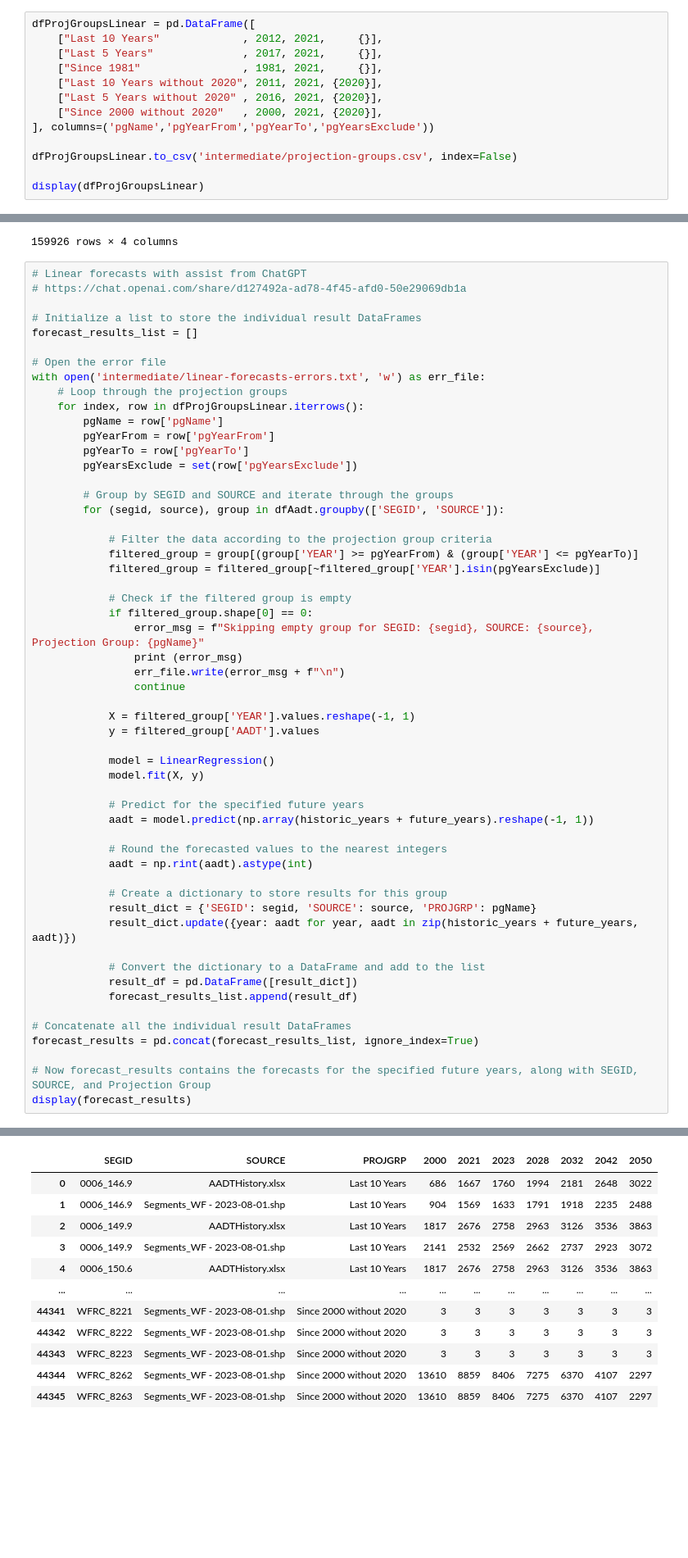
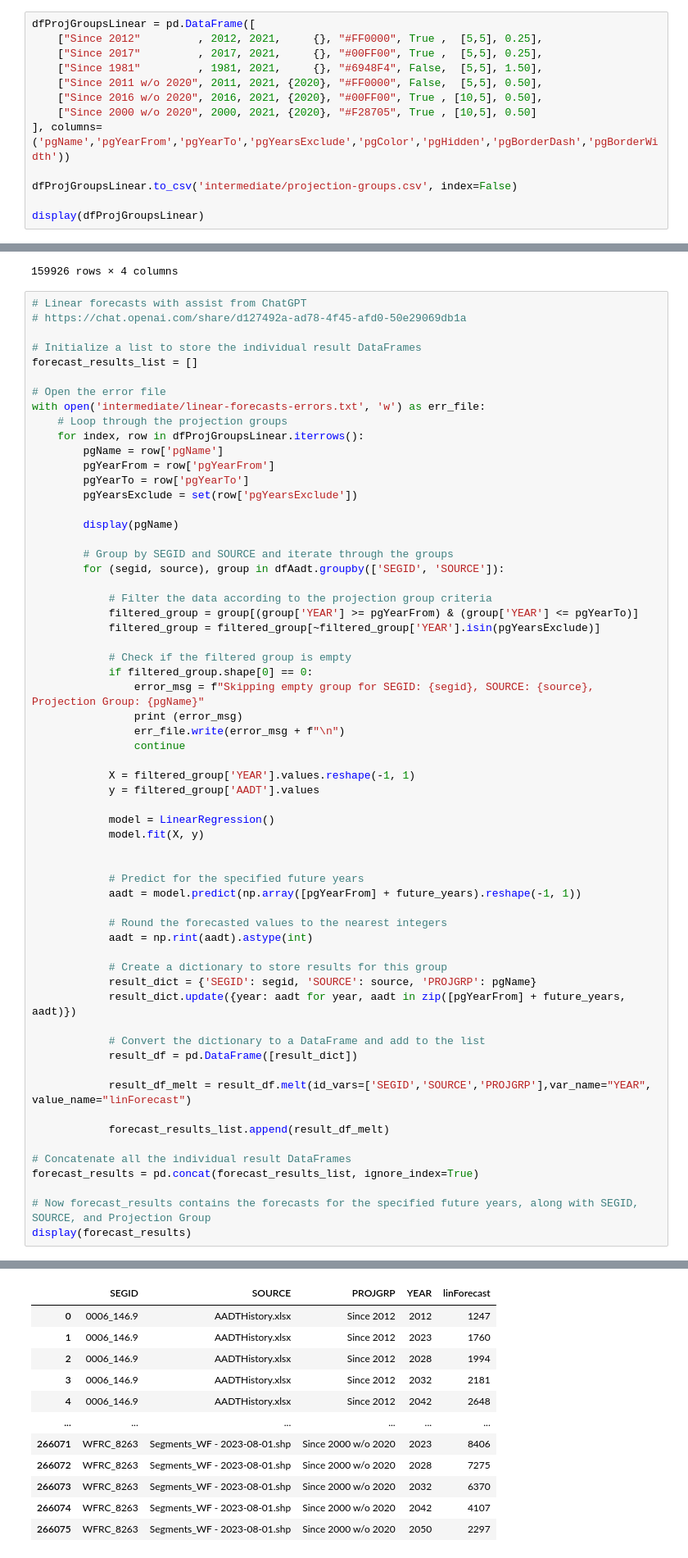
Before and after one commit to WFRCAnalytics/Traffic-Volume-Forecasts, a Jupyter notebook: 2-Prepare-Linear-Forecasts.ipynb, the cells around one changed output, grey strips where cells are left out. Shown at 82% size. Cells and saved outputs as stored; diff of their text form; blank space fills up the shorter version.

```diff
--- a/2-Prepare-Linear-Forecasts.ipynb
+++ b/2-Prepare-Linear-Forecasts.ipynb
@@ -11,13 +10,13 @@ historic_years = [2000, 2021]
 future_years = [2023, 2028, 2032, 2042, 2050]
 # %%
 dfProjGroupsLinear = pd.DataFrame([
-    ["Last 10 Years"             , 2012, 2021,     {}],
-    ["Last 5 Years"              , 2017, 2021,     {}],
-    ["Since 1981"                , 1981, 2021,     {}],
-    ["Last 10 Years without 2020", 2011, 2021, {2020}],
-    ["Last 5 Years without 2020" , 2016, 2021, {2020}],
-    ["Since 2000 without 2020"   , 2000, 2021, {2020}],
-], columns=('pgName','pgYearFrom','pgYearTo','pgYearsExclude'))
+    ["Since 2012"         , 2012, 2021,     {}, "#FF0000", True ,  [5,5], 0.25],
+    ["Since 2017"         , 2017, 2021,     {}, "#00FF00", True ,  [5,5], 0.25],
+    ["Since 1981"         , 1981, 2021,     {}, "#6948F4", False,  [5,5], 1.50],
+    ["Since 2011 w/o 2020", 2011, 2021, {2020}, "#FF0000", False,  [5,5], 0.50],
+    ["Since 2016 w/o 2020", 2016, 2021, {2020}, "#00FF00", True , [10,5], 0.50],
+    ["Since 2000 w/o 2020", 2000, 2021, {2020}, "#F28705", True , [10,5], 0.50]
+], columns=('pgName','pgYearFrom','pgYearTo','pgYearsExclude','pgColor','pgHidden','pgBorderDash','pgBorderWidth'))
 
 dfProjGroupsLinear.to_csv('intermediate/projection-groups.csv', index=False)
 
@@ -63,6 +62,8 @@ with open('intermediate/linear-forecasts-errors.txt', 'w') as err_file:
         pgYearFrom = row['pgYearFrom']
         pgYearTo = row['pgYearTo']
         pgYearsExclude = set(row['pgYearsExclude'])
+
+        display(pgName)
 
         # Group by SEGID and SOURCE and iterate through the groups
         for (segid, source), group in dfAadt.groupby(['SEGID', 'SOURCE']):
@@ -84,19 +85,23 @@ with open('intermediate/linear-forecasts-errors.txt', 'w') as err_file:
             model = LinearRegression()
             model.fit(X, y)
 
+
             # Predict for the specified future years
-            aadt = model.predict(np.array(historic_years + future_years).reshape(-1, 1))
+            aadt = model.predict(np.array([pgYearFrom] + future_years).reshape(-1, 1))
 
             # Round the forecasted values to the nearest integers
             aadt = np.rint(aadt).astype(int)
 
             # Create a dictionary to store results for this group
             result_dict = {'SEGID': segid, 'SOURCE': source, 'PROJGRP': pgName}
-            result_dict.update({year: aadt for year, aadt in zip(historic_years + future_years, aadt)})
+            result_dict.update({year: aadt for year, aadt in zip([pgYearFrom] + future_years, aadt)})
 
             # Convert the dictionary to a DataFrame and add to the list
             result_df = pd.DataFrame([result_dict])
-            forecast_results_list.append(result_df)
+
+            result_df_melt = result_df.melt(id_vars=['SEGID','SOURCE','PROJGRP'],var_name="YEAR", value_name="linForecast")
+
+            forecast_results_list.append(result_df_melt)
 
 # Concatenate all the individual result DataFrames
 forecast_results = pd.concat(forecast_results_list, ignore_index=True)
@@ -113,12 +124,12 @@ Skipping empty group for SEGID: WFRC_8223, SOURCE: Segments_WF - 2023-08-01.shp,
-|  | SEGID | SOURCE | PROJGRP | 2000 | 2021 | 2023 | 2028 | 2032 | 2042 | 2050 |
-| 0 | 0006_146.9 | AADTHistory.xlsx | Last 10 Years | 686 | 1667 | 1760 | 1994 | 2181 | 2648 | 3022 |
-| 1 | 0006_146.9 | Segments_WF - 2023-08-01.shp | Last 10 Years | 904 | 1569 | 1633 | 1791 | 1918 | 2235 | 2488 |
-| 2 | 0006_149.9 | AADTHistory.xlsx | Last 10 Years | 1817 | 2676 | 2758 | 2963 | 3126 | 3536 | 3863 |
-| 3 | 0006_149.9 | Segments_WF - 2023-08-01.shp | Last 10 Years | 2141 | 2532 | 2569 | 2662 | 2737 | 2923 | 3072 |
-| 4 | 0006_150.6 | AADTHistory.xlsx | Last 10 Years | 1817 | 2676 | 2758 | 2963 | 3126 | 3536 | 3863 |
-| ... | ... | ... | ... | ... | ... | ... | ... | ... | ... | ... |
-| 44341 | WFRC_8221 | Segments_WF - 2023-08-01.shp | Since 2000 without 2020 | 3 | 3 | 3 | 3 | 3 | 3 | 3 |
-| 44342 | WFRC_8222 | Segments_WF - 2023-08-01.shp | Since 2000 without 2020 | 3 | 3 | 3 | 3 | 3 | 3 | 3 |
-| 44343 | WFRC_8223 | Segments_WF - 2023-08-01.shp | Since 2000 without 2020 | 3 | 3 | 3 | 3 | 3 | 3 | 3 |
-| 44344 | WFRC_8262 | Segments_WF - 2023-08-01.shp | Since 2000 without 2020 | 13610 | 8859 | 8406 | 7275 | 6370 | 4107 | 2297 |
-| 44345 | WFRC_8263 | Segments_WF - 2023-08-01.shp | Since 2000 without 2020 | 13610 | 8859 | 8406 | 7275 | 6370 | 4107 | 2297 |
+|  | SEGID | SOURCE | PROJGRP | YEAR | linForecast |
+| 0 | 0006_146.9 | AADTHistory.xlsx | Since 2012 | 2012 | 1247 |
+| 1 | 0006_146.9 | AADTHistory.xlsx | Since 2012 | 2023 | 1760 |
+| 2 | 0006_146.9 | AADTHistory.xlsx | Since 2012 | 2028 | 1994 |
+| 3 | 0006_146.9 | AADTHistory.xlsx | Since 2012 | 2032 | 2181 |
+| 4 | 0006_146.9 | AADTHistory.xlsx | Since 2012 | 2042 | 2648 |
+| ... | ... | ... | ... | ... | ... |
+| 266071 | WFRC_8263 | Segments_WF - 2023-08-01.shp | Since 2000 w/o 2020 | 2023 | 8406 |
+| 266072 | WFRC_8263 | Segments_WF - 2023-08-01.shp | Since 2000 w/o 2020 | 2028 | 7275 |
+| 266073 | WFRC_8263 | Segments_WF - 2023-08-01.shp | Since 2000 w/o 2020 | 2032 | 6370 |
+| 266074 | WFRC_8263 | Segments_WF - 2023-08-01.shp | Since 2000 w/o 2020 | 2042 | 4107 |
+| 266075 | WFRC_8263 | Segments_WF - 2023-08-01.shp | Since 2000 w/o 2020 | 2050 | 2297 |
```
Also changed, not shown: parts of 6 cells of this notebook, 16 other files.
